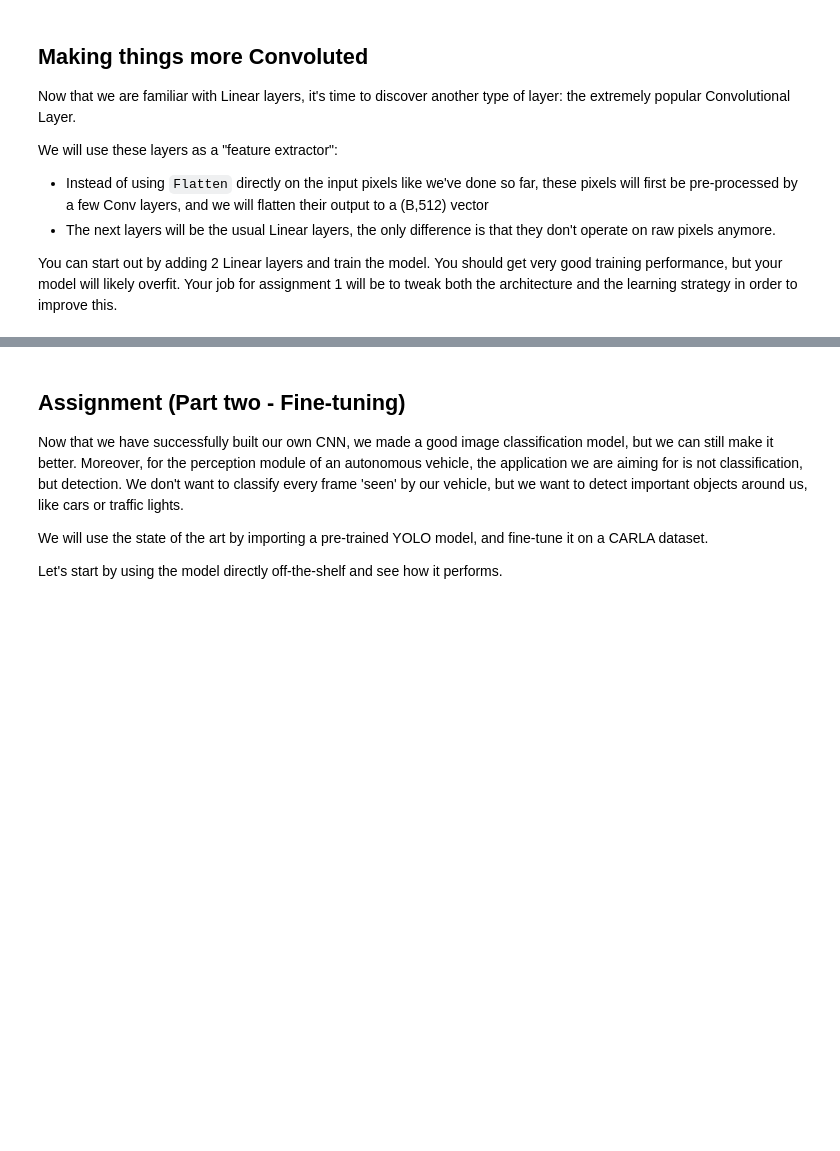
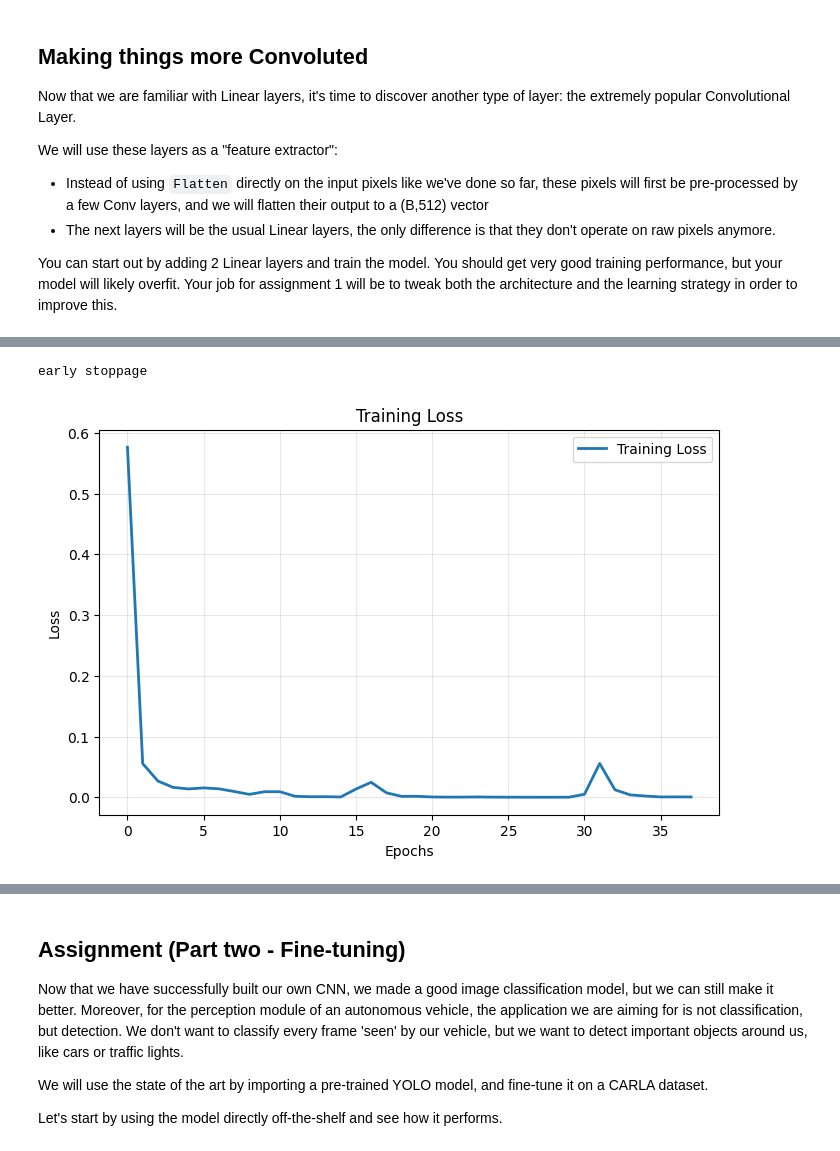
Before and after one commit to umutucak/connected-vehicles, a Jupyter notebook: Notebooks/Perception.ipynb, the cells around one changed output, grey strips where cells are left out. Drawn from its saved outputs; the diff is of its cells as text; code cells hidden in the pictures; blank space fills up the shorter version.

```diff
--- a/Notebooks/Perception.ipynb
+++ b/Notebooks/Perception.ipynb
@@ -443,8 +417,8 @@ class TrafficSignsDataset(torch.utils.data.Dataset):
 
 # Training loop
 batch_size = 256
-training_dataset = TrafficSignsDataset("../traffic_signs/test.p")
-validation_dataset = TrafficSignsDataset("../traffic_signs/test.p")
+training_dataset = TrafficSignsDataset("../traffic_signs/train.p")
+validation_dataset = TrafficSignsDataset("../traffic_signs/valid.p")
 training_loader = torch.utils.data.DataLoader(training_dataset, batch_size=batch_size, shuffle=True, drop_last=True)
 validation_loader = torch.utils.data.DataLoader(validation_dataset, batch_size=batch_size, shuffle=False, drop_last=False)
 
@@ -465,6 +439,7 @@ def eval_metrics(pred_labels, true_labels, prefix):
     return { name: metric_fn(true_labels,pred_labels) for name, metric_fn in metrics.items() }
 
 def train_model(model, training_loader, validation_loader, num_epochs, learning_rate):
+  model.train()
   # Loss, optimizer and metrics
   loss_function = torch.nn.NLLLoss() # Negative Log-Likelihood loss function
   optimizer = torch.optim.SGD(model.parameters(), lr=learning_rate) # We'll use a built-in optimizer implementation this time
@@ -579,0 +672,28 @@ At the end of this module, send this model's weight alongside the rest of the pr
+# %%
+feature_extractor = nn.Sequential(
+    nn.Conv2d(3, 24, kernel_size=(7,7)), nn.ReLU(),
+    nn.BatchNorm2d(24),
+    nn.Conv2d(24, 36, kernel_size=(7,7)), nn.ReLU(),
+    nn.BatchNorm2d(36),
+    nn.Conv2d(36, 48, kernel_size=(5,5)), nn.ReLU(),
+    nn.BatchNorm2d(48),
+    nn.Conv2d(48, 64, kernel_size=(5,5), stride=2), nn.ReLU(),
+    nn.BatchNorm2d(64),
+    nn.Conv2d(64, 128, kernel_size=(3,3), stride=2), nn.ReLU(),
+    nn.BatchNorm2d(128),
+)
+
+conv_classifier = nn.Sequential(
+    feature_extractor, # Extracts useful features
+    nn.Flatten(), # Flatten all features into a single vector of dim (B,512)
+    nn.Linear(512, 256),
+    nn.ReLU(),
+    nn.Dropout(p=0.3),
+    nn.Linear(256, 43),
+    nn.Softmax(dim=1)
+).cuda() # Send model to GPU memory
+
+# Start training
+loss_plot = train_model(conv_classifier, training_loader, validation_loader, num_epochs=100, learning_rate=1e-3, patience=10)
+# %% [output]
+early stoppage
@@ -579,0 +702,11 @@ At the end of this module, send this model's weight alongside the rest of the pr
+# %%
+plt.figure(figsize=(8, 5))
+plt.plot(loss_plot, label="Training Loss", linewidth=2)
+plt.xlabel("Epochs")
+plt.ylabel("Loss")
+plt.title("Training Loss")
+plt.legend()
+plt.grid(True, alpha=0.3)
+plt.show()
+# %% [output]
+[figure, added]
```
Also changed, not shown: parts of 14 cells of this notebook, 1 other file.
